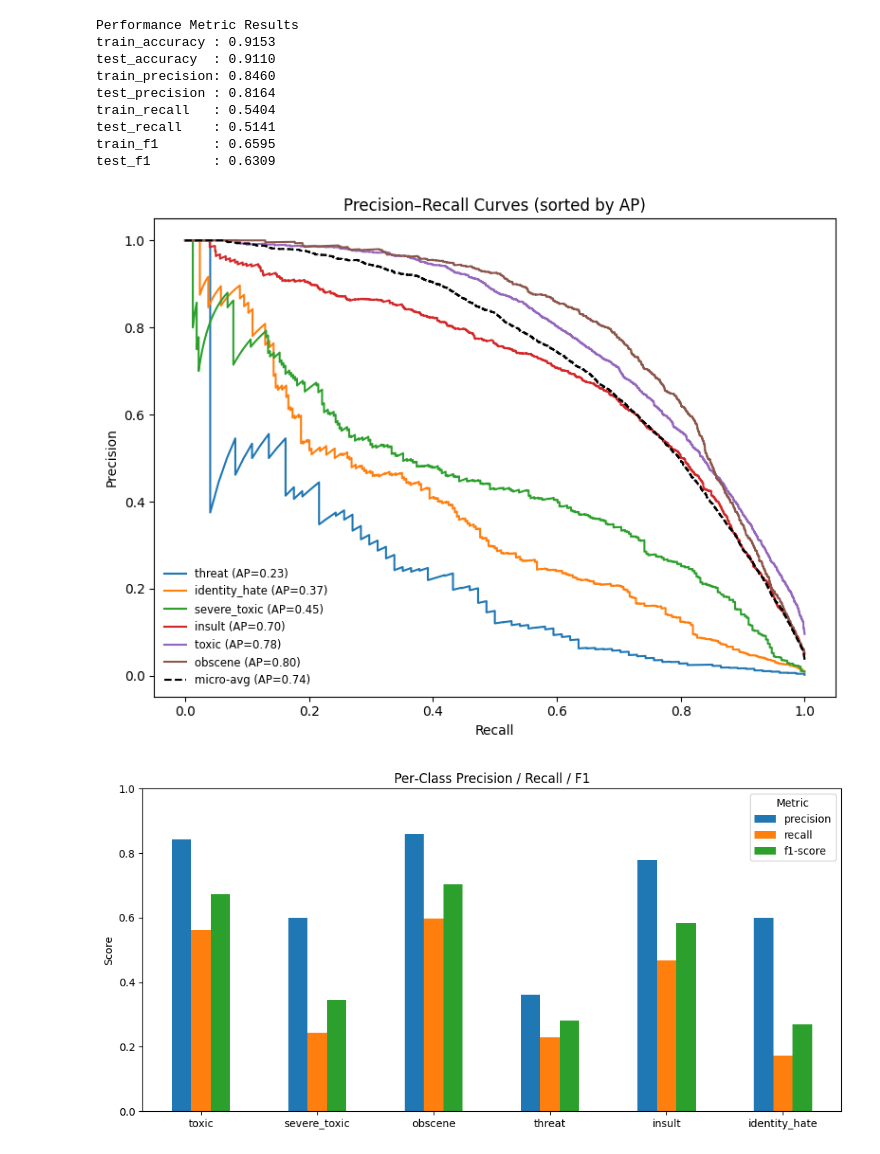
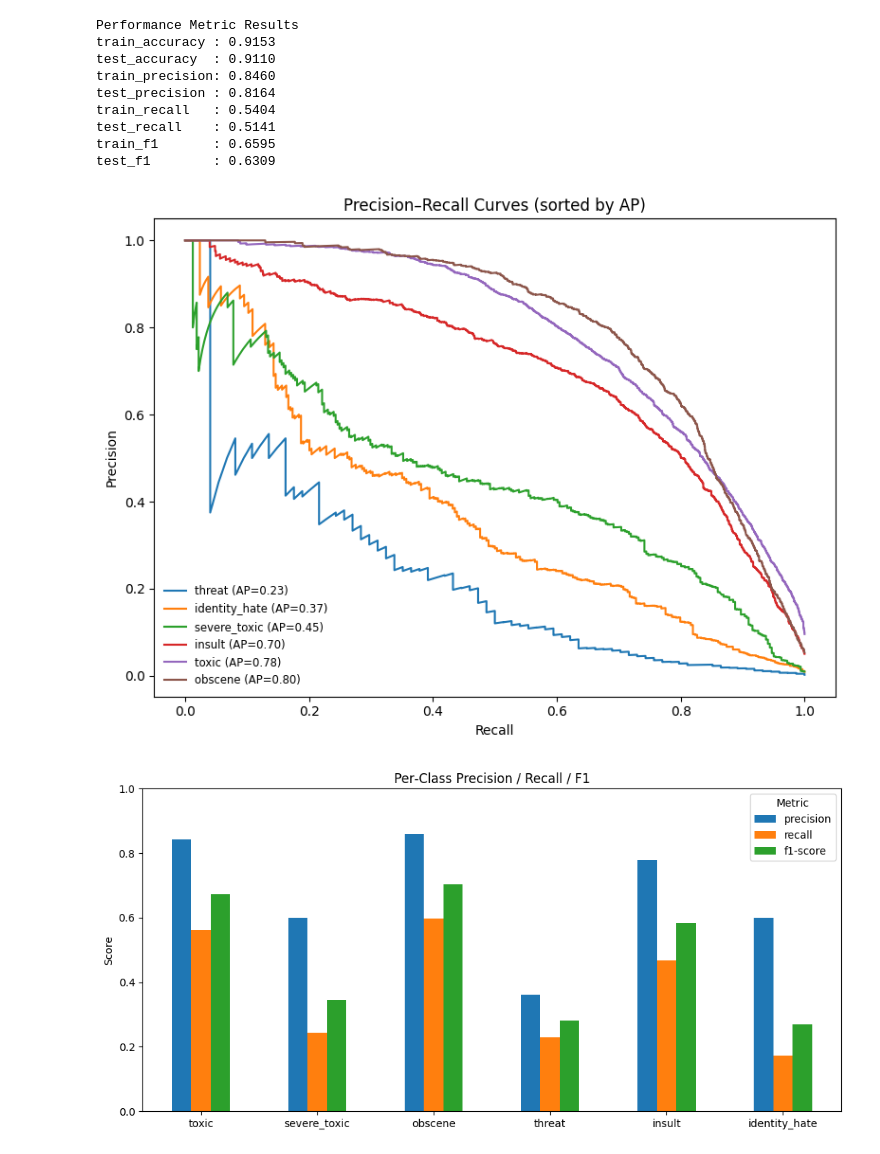
Before and after one commit to aaryavas/BERT-Toxic-Classification, a Jupyter notebook: class_bal.ipynb, the cells around one changed output. Cells and saved outputs as stored; diff of their text form; code cells hidden in the pictures.

```diff
--- a/class_bal.ipynb
+++ b/class_bal.ipynb
@@ -454,37 +453,30 @@ test_f1        : 0.6309
 # %%
 
 y_scores = clf.decision_function(X_test)
 ap_scores = {
     label: average_precision_score(y_test.iloc[:, i], y_scores[:, i])
     for i, label in enumerate(target_columns)
 }
+sorted_labels = sorted(target_columns, key=lambda l: ap_scores[l])
 
 
-sorted_labels = sorted(target_columns, key=lambda l: ap_scores[l])
-
-plt.figure(figsize=(8,6))
-
+plt.figure(figsize=(8, 6))
 
 for label in sorted_labels:
     i = target_columns.index(label)
     precision, recall, _ = precision_recall_curve(y_test.iloc[:, i], y_scores[:, i])
     ap = ap_scores[label]
     plt.plot(recall, precision, label=f"{label} (AP={ap:.2f})")
 
 
-precision_m, recall_m, _ = precision_recall_curve(y_test.values.ravel(), y_scores.ravel())
-ap_micro = average_precision_score(y_test.values.ravel(), y_scores.ravel())
-plt.plot(recall_m, precision_m, '--', color='k', label=f"micro-avg (AP={ap_micro:.2f})")
-
-
 plt.xlabel("Recall")
 plt.ylabel("Precision")
 plt.title("Precision–Recall Curves (sorted by AP)")
 plt.legend(loc="lower left", fontsize="small", frameon=False)
 plt.tight_layout()
 plt.show()
 # %% [output]
-[figure, old version]
+[figure, new version]
 # %%
 
 # 1) Predict on the test set
```
Also changed, not shown: parts of 3 cells of this notebook.
